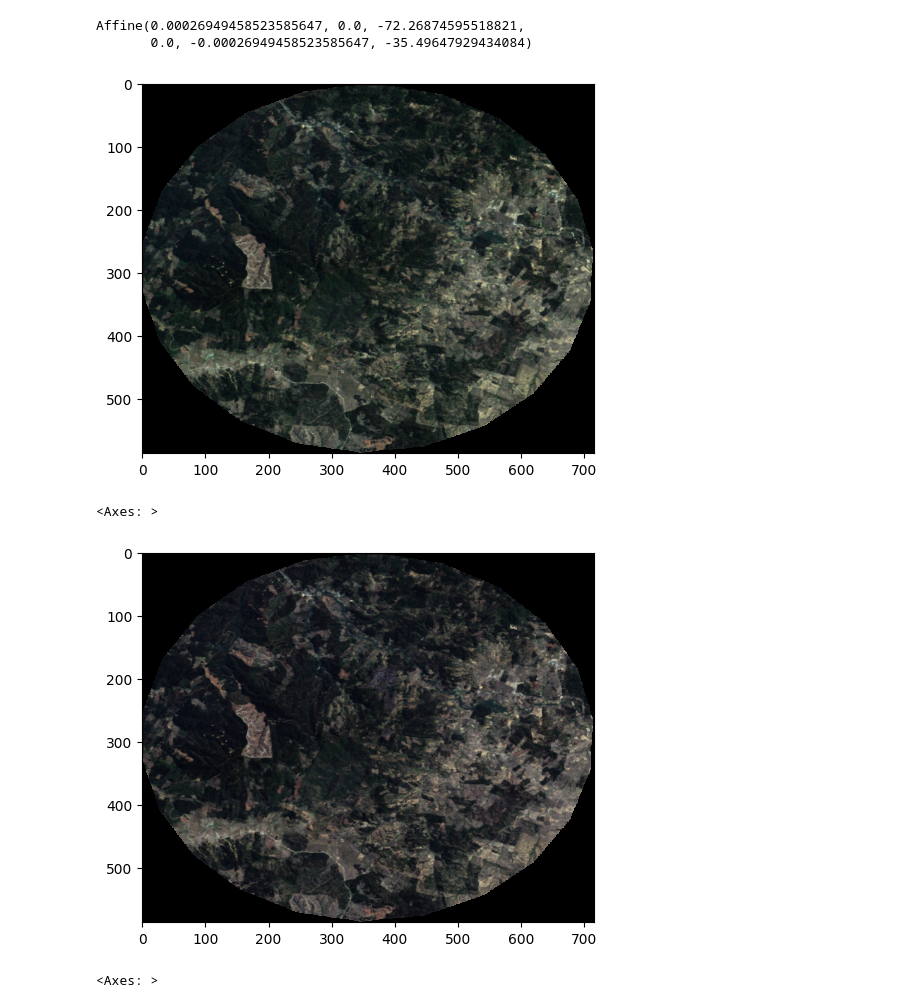
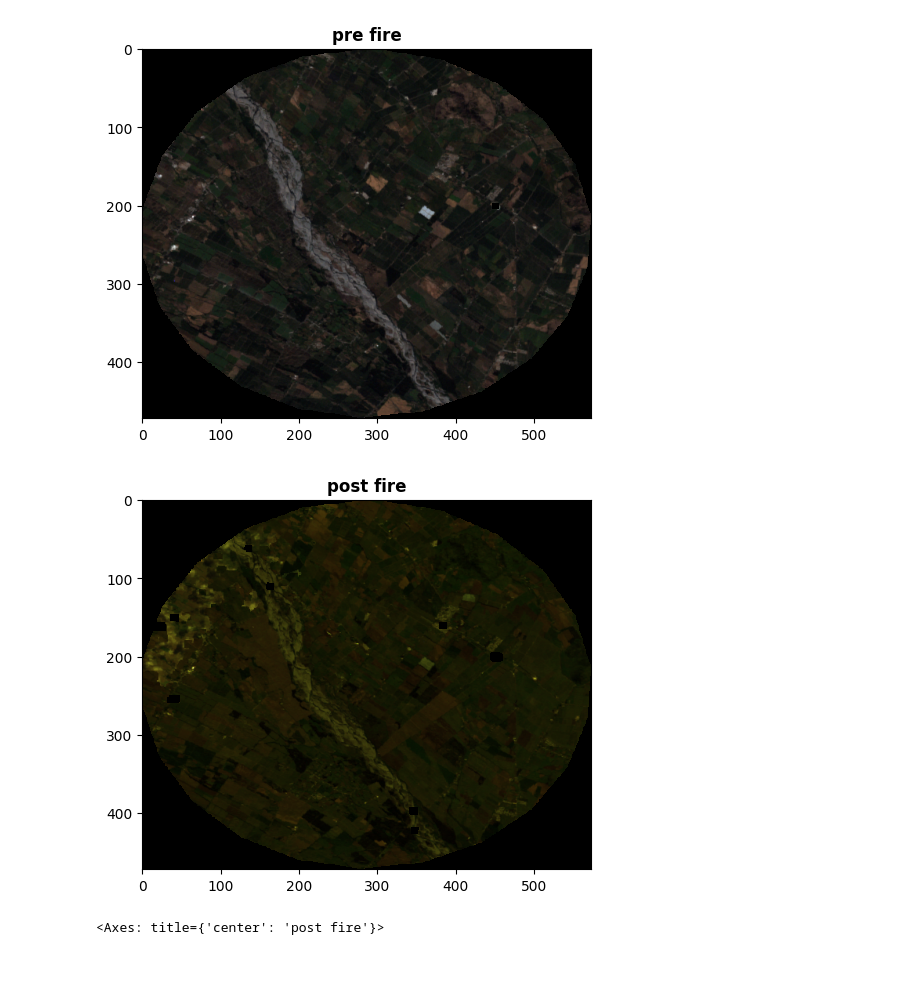
Before and after one commit to abbystokes/wildfire-risk-ml, a Jupyter notebook: data_preprocessing.ipynb, the cells around one changed output. Saved outputs shown, nothing was run; the diff lists cells and outputs as text; code cells hidden in the pictures; blank space fills up the shorter version.

```diff
--- a/data_preprocessing.ipynb
+++ b/data_preprocessing.ipynb
@@ -25,7 +31,7 @@ df = df.reset_index()
 # %%
 # Pick an example fire event
 
-fire_id = 1 # look at first event
+fire_id = 17 # look at first event
 example_fire = df.loc[fire_id]
 
 fire_season = example_fire["FireSeason"]
@@ -121,21 +125,16 @@ plt.show()
-# %%
-pre_fire.transform
-# %% [output]
-Affine(0.00026949458523585647, 0.0, -72.26874595518821,
-       0.0, -0.00026949458523585647, -35.49647929434084)
 # %%
 from rasterio.plot import show, adjust_band
+
+# Read in pre and post image data as rasterio and visualize in RGB
+
 pre_fire = rasterio.open(pre_fire_path)
 imgdata = np.array([adjust_band(pre_fire.read(i)) for i in (3,2,1)])
-show(imgdata)  # factor 3 to increase brightness
+show(imgdata, title = 'pre fire')  # factor 3 to increase brightness
+post_fire = rasterio.open(post_fire_path)
+imgdata = np.array([adjust_band(post_fire.read(i)) for i in (3,2,1)])
+show(imgdata, title='post fire')
 # %% [output]
-[figure, old version]
+[figure, new version]
+[figure, added]
-<Axes: >
+<Axes: title={'center': 'post fire'}>
-# %%
-post_fire = rasterio.open(post_fire_path)
-imgdata = np.array([adjust_band(post_fire.read(i)) for i in (3,2,1)])
-show(imgdata)
-# %% [output]
-[figure, removed]
-<Axes: >
 # %%
```
Also changed, not shown: parts of 21 cells of this notebook, 3 other files.
